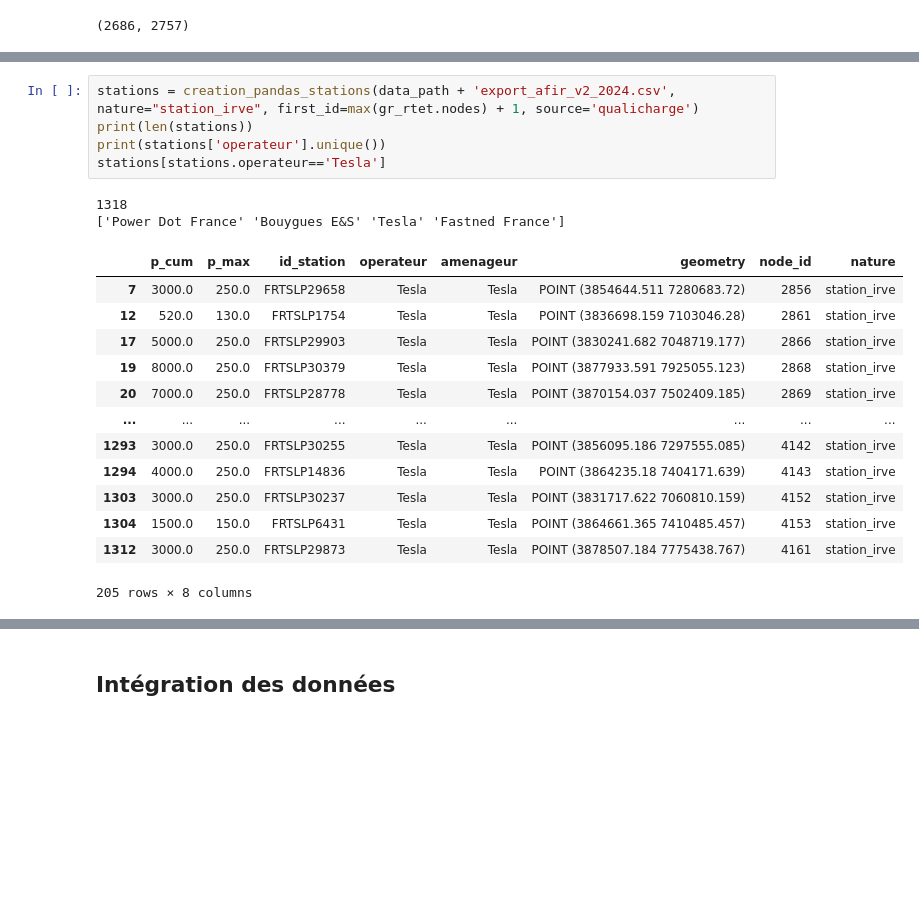
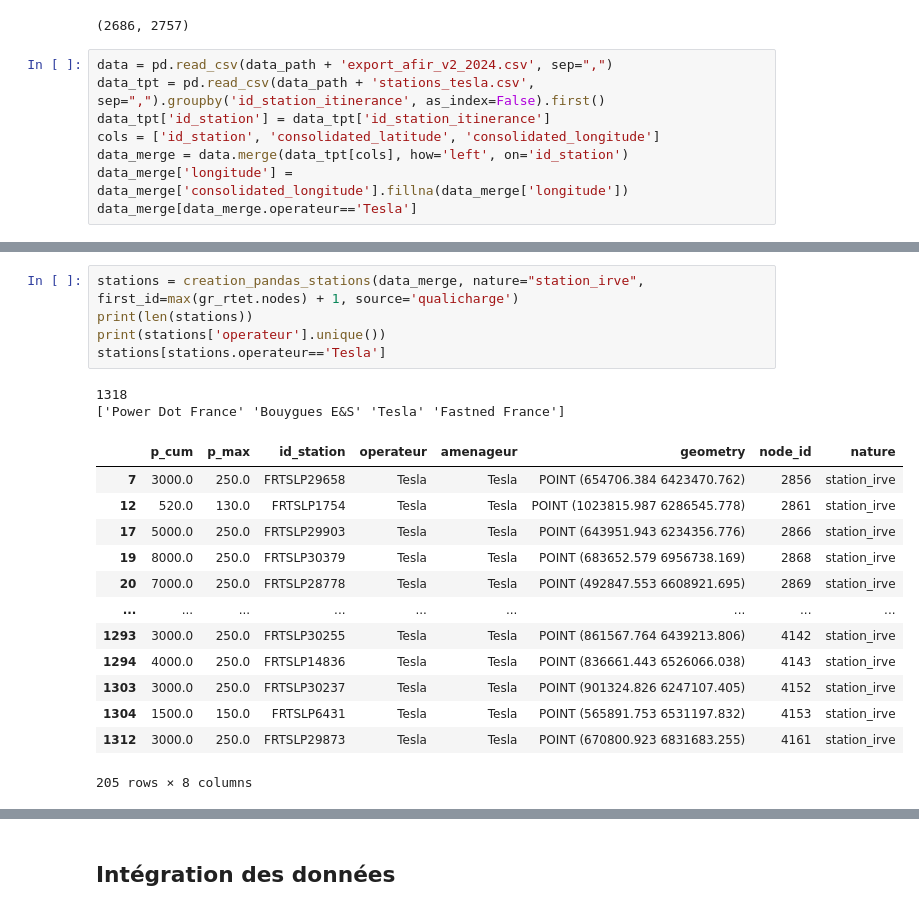
Before and after one commit to loco-labs/qualicharge-rtet, a Jupyter notebook: notebooks/afir_qualicharge.ipynb, the cells around one changed output, grey strips where cells are left out. Cells and saved outputs as stored; diff of their text form; blank space fills up the shorter version.

Commit message:
tesla rtet

```diff
--- a/notebooks/afir_qualicharge.ipynb
+++ b/notebooks/afir_qualicharge.ipynb
@@ -44,3 +46,11 @@ gr_rtet = gnx.from_geopandas_edgelist(gpd.read_file(rtet_path + version + '_rtet
 len(gr_rtet.nodes), len(gr_rtet.edges),
 # %% [output]
 (2686, 2757)
+# %%
+data = pd.read_csv(data_path + 'export_afir_v2_2024.csv', sep=",")
+data_tpt = pd.read_csv(data_path + 'stations_tesla.csv', sep=",").groupby('id_station_itinerance', as_index=False).first()
+data_tpt['id_station'] = data_tpt['id_station_itinerance']
+cols = ['id_station', 'consolidated_latitude', 'consolidated_longitude']
+data_merge = data.merge(data_tpt[cols], how='left', on='id_station')
+data_merge['longitude'] = data_merge['consolidated_longitude'].fillna(data_merge['longitude'])
+data_merge[data_merge.operateur=='Tesla']
@@ -47,21 +71,21 @@ len(gr_rtet.nodes), len(gr_rtet.edges),
 # %%
-stations = creation_pandas_stations(data_path + 'export_afir_v2_2024.csv', nature="station_irve", first_id=max(gr_rtet.nodes) + 1, source='qualicharge')
+stations = creation_pandas_stations(data_merge, nature="station_irve", first_id=max(gr_rtet.nodes) + 1, source='qualicharge')
 print(len(stations))
 print(stations['operateur'].unique())
 stations[stations.operateur=='Tesla']
 # %% [output]
 1318
 ['Power Dot France' 'Bouygues E&S' 'Tesla' 'Fastned France']
 |  | p_cum | p_max | id_station | operateur | amenageur | geometry | node_id | nature |
-| 7 | 3000.0 | 250.0 | FRTSLP29658 | Tesla | Tesla | POINT (3854644.511 7280683.72) | 2856 | station_irve |
-| 12 | 520.0 | 130.0 | FRTSLP1754 | Tesla | Tesla | POINT (3836698.159 7103046.28) | 2861 | station_irve |
-| 17 | 5000.0 | 250.0 | FRTSLP29903 | Tesla | Tesla | POINT (3830241.682 7048719.177) | 2866 | station_irve |
-| 19 | 8000.0 | 250.0 | FRTSLP30379 | Tesla | Tesla | POINT (3877933.591 7925055.123) | 2868 | station_irve |
-| 20 | 7000.0 | 250.0 | FRTSLP28778 | Tesla | Tesla | POINT (3870154.037 7502409.185) | 2869 | station_irve |
+| 7 | 3000.0 | 250.0 | FRTSLP29658 | Tesla | Tesla | POINT (654706.384 6423470.762) | 2856 | station_irve |
+| 12 | 520.0 | 130.0 | FRTSLP1754 | Tesla | Tesla | POINT (1023815.987 6286545.778) | 2861 | station_irve |
+| 17 | 5000.0 | 250.0 | FRTSLP29903 | Tesla | Tesla | POINT (643951.943 6234356.776) | 2866 | station_irve |
+| 19 | 8000.0 | 250.0 | FRTSLP30379 | Tesla | Tesla | POINT (683652.579 6956738.169) | 2868 | station_irve |
+| 20 | 7000.0 | 250.0 | FRTSLP28778 | Tesla | Tesla | POINT (492847.553 6608921.695) | 2869 | station_irve |
 | ... | ... | ... | ... | ... | ... | ... | ... | ... |
-| 1293 | 3000.0 | 250.0 | FRTSLP30255 | Tesla | Tesla | POINT (3856095.186 7297555.085) | 4142 | station_irve |
-| 1294 | 4000.0 | 250.0 | FRTSLP14836 | Tesla | Tesla | POINT (3864235.18 7404171.639) | 4143 | station_irve |
-| 1303 | 3000.0 | 250.0 | FRTSLP30237 | Tesla | Tesla | POINT (3831717.622 7060810.159) | 4152 | station_irve |
-| 1304 | 1500.0 | 150.0 | FRTSLP6431 | Tesla | Tesla | POINT (3864661.365 7410485.457) | 4153 | station_irve |
-| 1312 | 3000.0 | 250.0 | FRTSLP29873 | Tesla | Tesla | POINT (3878507.184 7775438.767) | 4161 | station_irve |
+| 1293 | 3000.0 | 250.0 | FRTSLP30255 | Tesla | Tesla | POINT (861567.764 6439213.806) | 4142 | station_irve |
+| 1294 | 4000.0 | 250.0 | FRTSLP14836 | Tesla | Tesla | POINT (836661.443 6526066.038) | 4143 | station_irve |
+| 1303 | 3000.0 | 250.0 | FRTSLP30237 | Tesla | Tesla | POINT (901324.826 6247107.405) | 4152 | station_irve |
+| 1304 | 1500.0 | 150.0 | FRTSLP6431 | Tesla | Tesla | POINT (565891.753 6531197.832) | 4153 | station_irve |
+| 1312 | 3000.0 | 250.0 | FRTSLP29873 | Tesla | Tesla | POINT (670800.923 6831683.255) | 4161 | station_irve |
 205 rows × 8 columns
```
Also changed, not shown: parts of 10 cells of this notebook, 2 other files.
